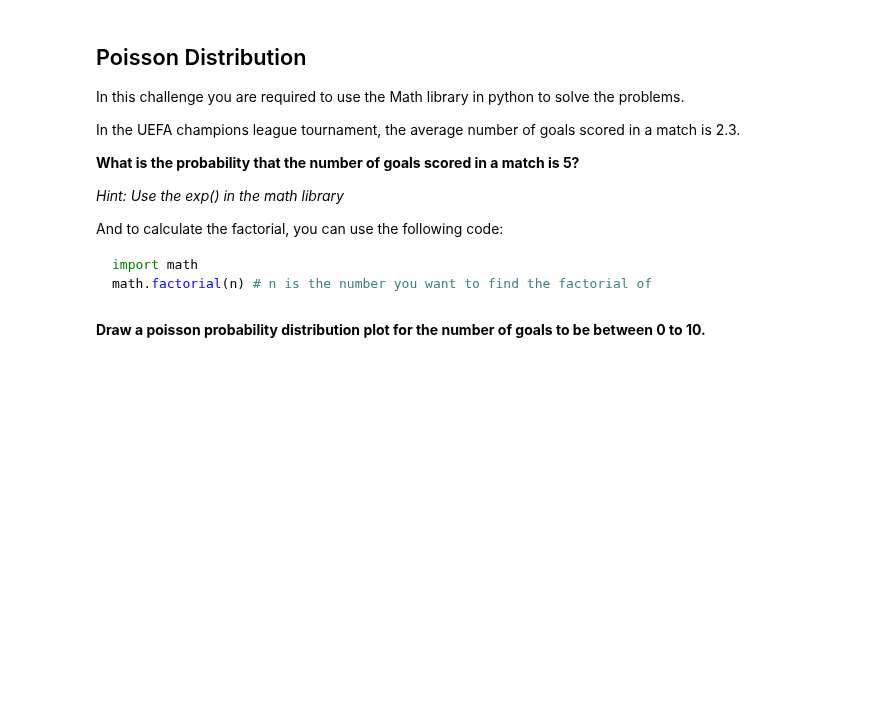
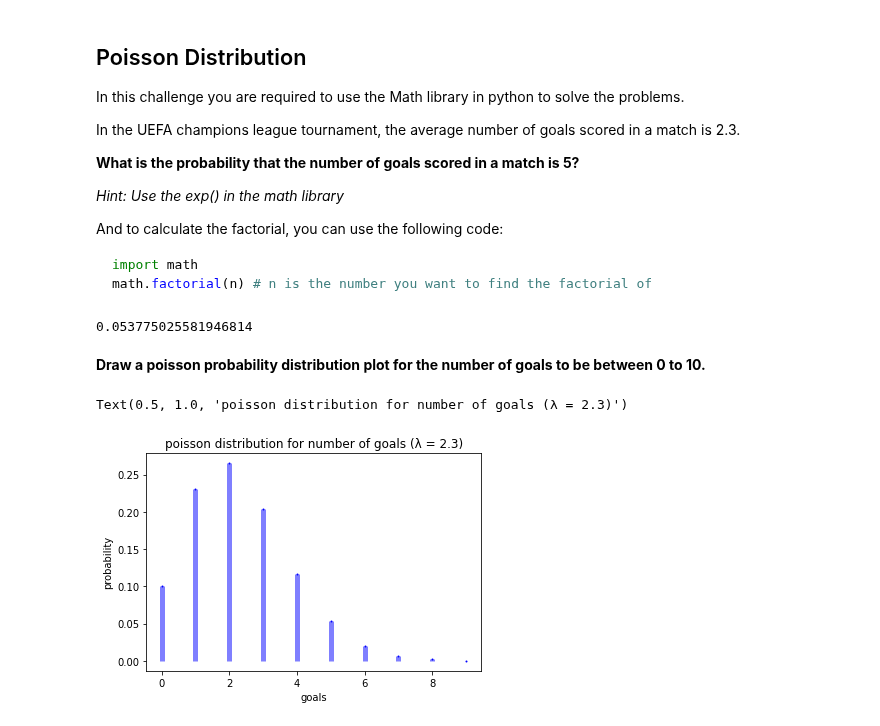
Before and after one commit to paoloironhack/data_analytics062020, a Jupyter notebook: labs/module_2/30-Discrete-probability-distribution/your-code/main.ipynb, the cells around one changed output. Drawn from its saved outputs; the diff is of its cells as text; code cells hidden in the pictures; blank space fills up the shorter version.

````diff
--- a/labs/module_2/30-Discrete-probability-distribution/your-code/main.ipynb
+++ b/labs/module_2/30-Discrete-probability-distribution/your-code/main.ipynb
@@ -79,5 +126,10 @@ math.factorial(n) # n is the number you want to find the factorial of
 ```
 # %%
 # your code here
+param = 2.3
+po = poisson(param)
+po.pmf(5)
+# %% [output]
+0.053775025581946814
 # %% [markdown]
 **Draw a poisson probability distribution plot for the number of goals to be between 0 to 10.**
@@ -86,0 +136,14 @@ math.factorial(n) # n is the number you want to find the factorial of
+# %%
+# your code here
+# Please label the axes and give a title to the plot
+
+x = np.arange(0,10)
+fig, ax = plt.subplots(1, 1)
+ax.plot(x, poisson.pmf(x, param), 'bo', ms=1, label='poisson pmf')
+ax.vlines(x, 0, poisson.pmf(x, param), colors='b', lw=5, alpha=0.5)
+ax.set_xlabel('goals')
+ax.set_ylabel('probability')
+ax.set_title('poisson distribution for number of goals (λ = 2.3)')
+# %% [output]
+Text(0.5, 1.0, 'poisson distribution for number of goals (λ = 2.3)')
+[figure, added]
````
Also changed, not shown: parts of 10 cells of this notebook, 6 other files.
